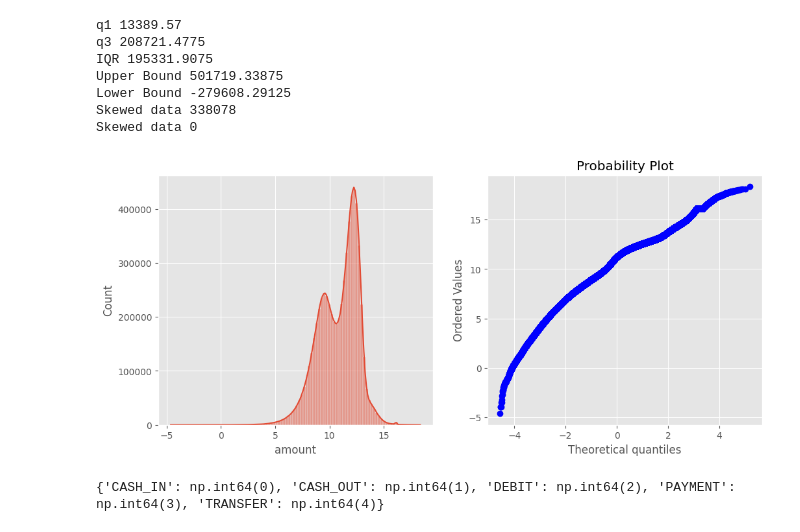
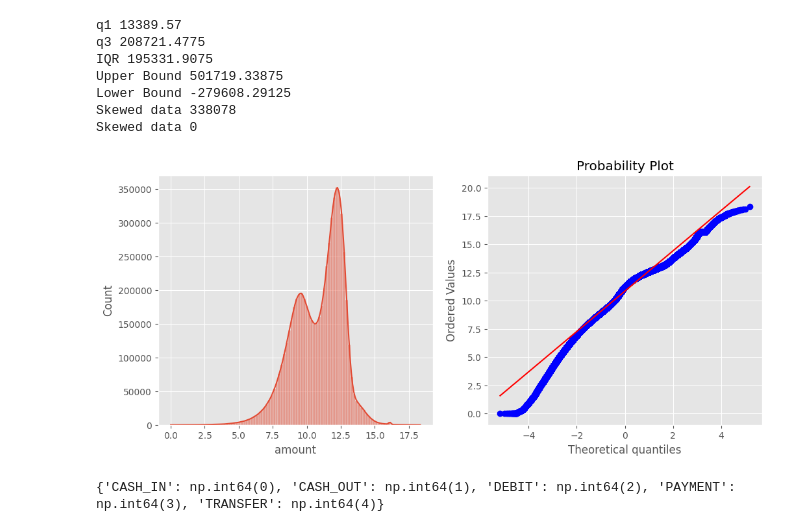
Before and after one commit to Aryzenshi/payments-fraud-detection, a Jupyter notebook: training/online payments fraud detection.ipynb, the cells around one changed output. Saved outputs shown, nothing was run; the diff lists cells and outputs as text; code cells hidden in the pictures.

```diff
--- a/training/online payments fraud detection.ipynb
+++ b/training/online payments fraud detection.ipynb
@@ -328,7 +328,7 @@ def transformationPlot(feature):
     plt.subplot(1,2,2)
     stats.probplot(feature, dist="norm", plot=plt)
 # %%
-transformationPlot(np.log(df['amount']))
+transformationPlot(np.log1p(df['amount']))
 # %% [output]
-[figure, old version]
+[figure, new version]
 # %%
```
Also changed, not shown: parts of 27 cells of this notebook, 1 other file.
